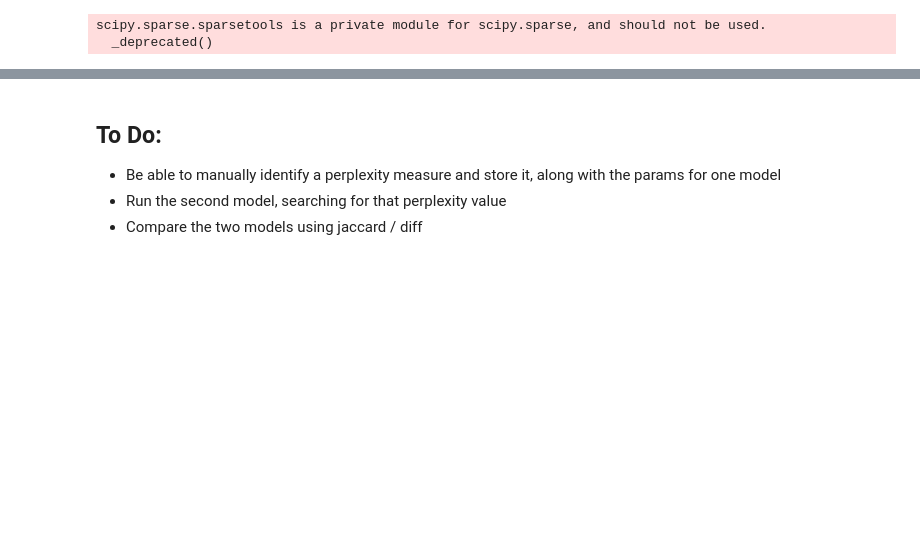
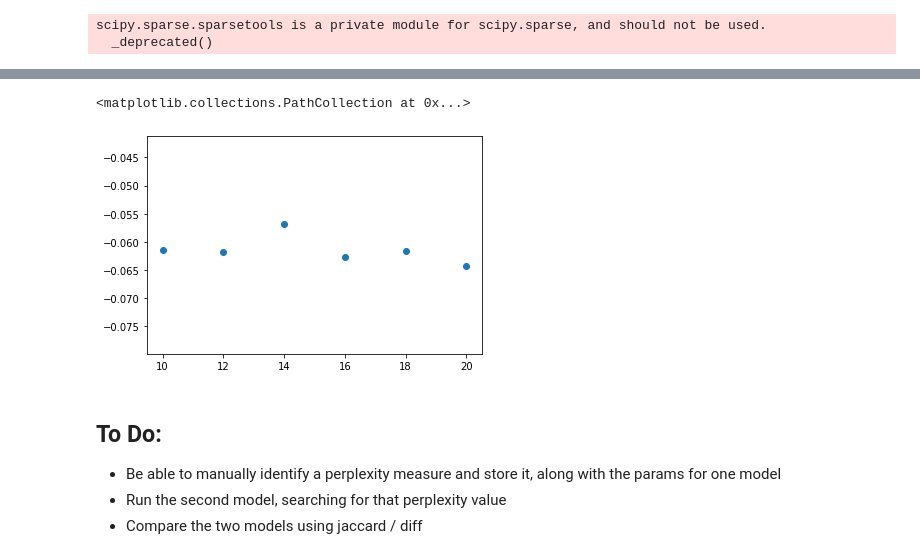
Before and after one commit to noahaskell/topic_modeling, a Jupyter notebook: coherence_model_eval.ipynb, the cells around one changed output, grey strips where cells are left out. Saved outputs shown, nothing was run; the diff lists cells and outputs as text; code cells hidden in the pictures; blank space fills up the shorter version.

```diff
--- a/coherence_model_eval.ipynb
+++ b/coherence_model_eval.ipynb
@@ -109,0 +133,5 @@ plt.scatter(k, cv)
+# %%
+plt.scatter(k, npmi)
+# %% [output]
+<matplotlib.collections.PathCollection at 0x...>
+[figure, added]
```
Also changed, not shown: parts of 12 cells of this notebook, 4 other files.
